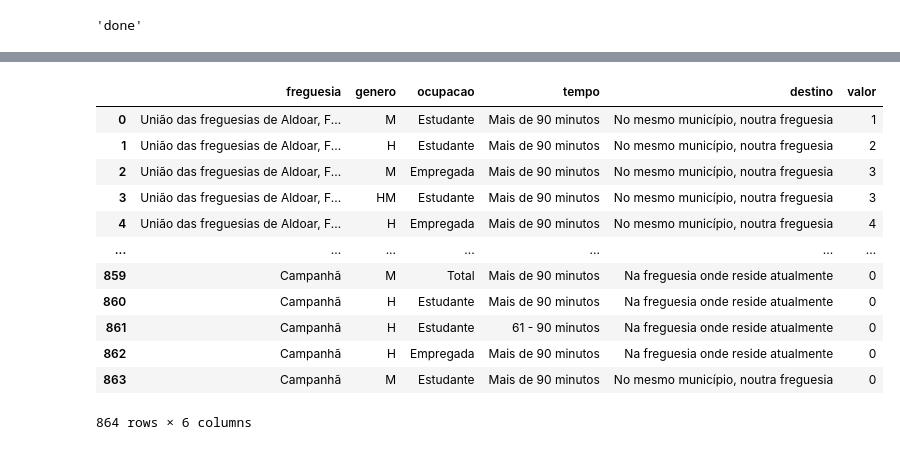
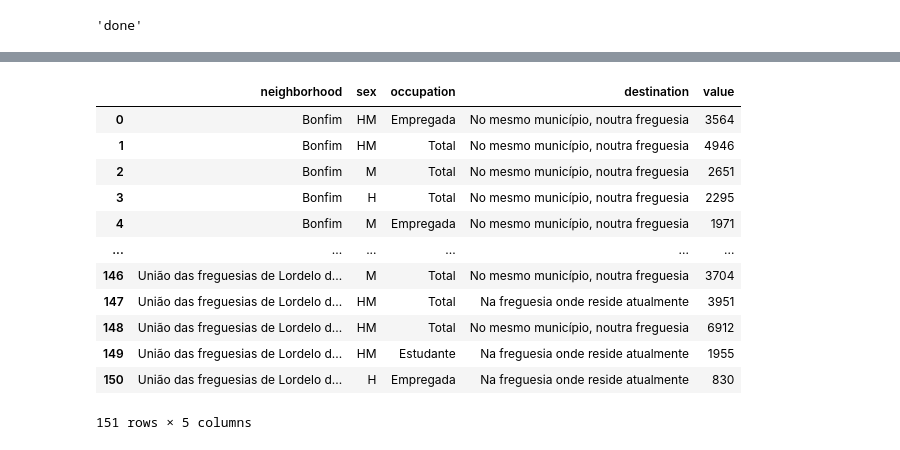
Before and after one commit to IohanSardinha/SASC_FEUP, a Jupyter notebook: collect_from_ine.ipynb, the cells around one changed output, grey strips where cells are left out. Saved outputs shown, nothing was run; the diff lists cells and outputs as text; code cells hidden in the pictures.

```diff
--- a/collect_from_ine.ipynb
+++ b/collect_from_ine.ipynb
@@ -95,25 +95,32 @@ datas_jsons
 # %%
 final_movement_json = []
 for data in datas_jsons:
     l_movement = data[0]["Dados"]['2021']
-    l_movement = list(filter(lambda x: "freguesia" in x["dim_6_t"], l_movement))
+    l_movement = list(filter(lambda x: x["dim_5"] == "T" and "freguesia" in x["dim_6_t"], l_movement))
     final_movement_json += l_movement
 final_movement = pd.DataFrame(final_movement_json)
-final_movement = final_movement.drop(columns=["geocod","dim_3", "dim_4", "dim_5", "dim_6", "ind_string"])
-final_movement = final_movement.rename(columns={"geodsg":"freguesia","dim_3_t":"genero","dim_5_t":"tempo", "dim_4_t":"ocupacao" ,"dim_6_t":"destino"})
+final_movement = final_movement.drop(columns=["geocod","dim_3", "dim_4", "dim_5", "dim_5_t", "dim_6", "ind_string"])
+final_movement = final_movement.rename(columns={"geodsg":"neighborhood","dim_3_t":"sex", "dim_4_t":"occupation" ,"dim_6_t":"destination", "valor":"value"})
+
+for neighborhood in final_movement["neighborhood"].unique():
+    total = final_movement[(final_movement["neighborhood"] == neighborhood) & (final_movement["sex"] == "HM") & (final_movement["occupation"] == "Total")]
+    final_movement.loc[len(final_movement)] = [neighborhood, "HM", "Total", "Total", str(total["value"].apply(int).sum())]
+
+final_movement = final_movement.sort_values(by=["neighborhood"],ignore_index=True)
+
 final_movement.to_csv("data_out/movimentos_porto_por_freguesia.csv", index=False)
 final_movement
 # %% [output]
-|  | freguesia | genero | ocupacao | tempo | destino | valor |
-| 0 | União das freguesias de Aldoar, F... | M | Estudante | Mais de 90 minutos | No mesmo município, noutra freguesia | 1 |
-| 1 | União das freguesias de Aldoar, F... | H | Estudante | Mais de 90 minutos | No mesmo município, noutra freguesia | 2 |
-| 2 | União das freguesias de Aldoar, F... | M | Empregada | Mais de 90 minutos | No mesmo município, noutra freguesia | 3 |
-| 3 | União das freguesias de Aldoar, F... | HM | Estudante | Mais de 90 minutos | No mesmo município, noutra freguesia | 3 |
-| 4 | União das freguesias de Aldoar, F... | H | Empregada | Mais de 90 minutos | No mesmo município, noutra freguesia | 4 |
-| ... | ... | ... | ... | ... | ... | ... |
-| 859 | Campanhã | M | Total | Mais de 90 minutos | Na freguesia onde reside atualmente | 0 |
-| 860 | Campanhã | H | Estudante | Mais de 90 minutos | Na freguesia onde reside atualmente | 0 |
-| 861 | Campanhã | H | Estudante | 61 - 90 minutos | Na freguesia onde reside atualmente | 0 |
-| 862 | Campanhã | H | Empregada | Mais de 90 minutos | Na freguesia onde reside atualmente | 0 |
-| 863 | Campanhã | M | Estudante | Mais de 90 minutos | No mesmo município, noutra freguesia | 0 |
+|  | neighborhood | sex | occupation | destination | value |
+| 0 | Bonfim | HM | Empregada | No mesmo município, noutra freguesia | 3564 |
+| 1 | Bonfim | HM | Total | No mesmo município, noutra freguesia | 4946 |
+| 2 | Bonfim | M | Total | No mesmo município, noutra freguesia | 2651 |
+| 3 | Bonfim | H | Total | No mesmo município, noutra freguesia | 2295 |
+| 4 | Bonfim | M | Empregada | No mesmo município, noutra freguesia | 1971 |
+| ... | ... | ... | ... | ... | ... |
+| 146 | União das freguesias de Lordelo d... | M | Total | No mesmo município, noutra freguesia | 3704 |
+| 147 | União das freguesias de Lordelo d... | HM | Total | Na freguesia onde reside atualmente | 3951 |
+| 148 | União das freguesias de Lordelo d... | HM | Total | No mesmo município, noutra freguesia | 6912 |
+| 149 | União das freguesias de Lordelo d... | HM | Estudante | Na freguesia onde reside atualmente | 1955 |
+| 150 | União das freguesias de Lordelo d... | H | Empregada | Na freguesia onde reside atualmente | 830 |
-864 rows × 6 columns
+151 rows × 5 columns
```
Also changed, not shown: parts of 4 cells of this notebook, 8 other files.
